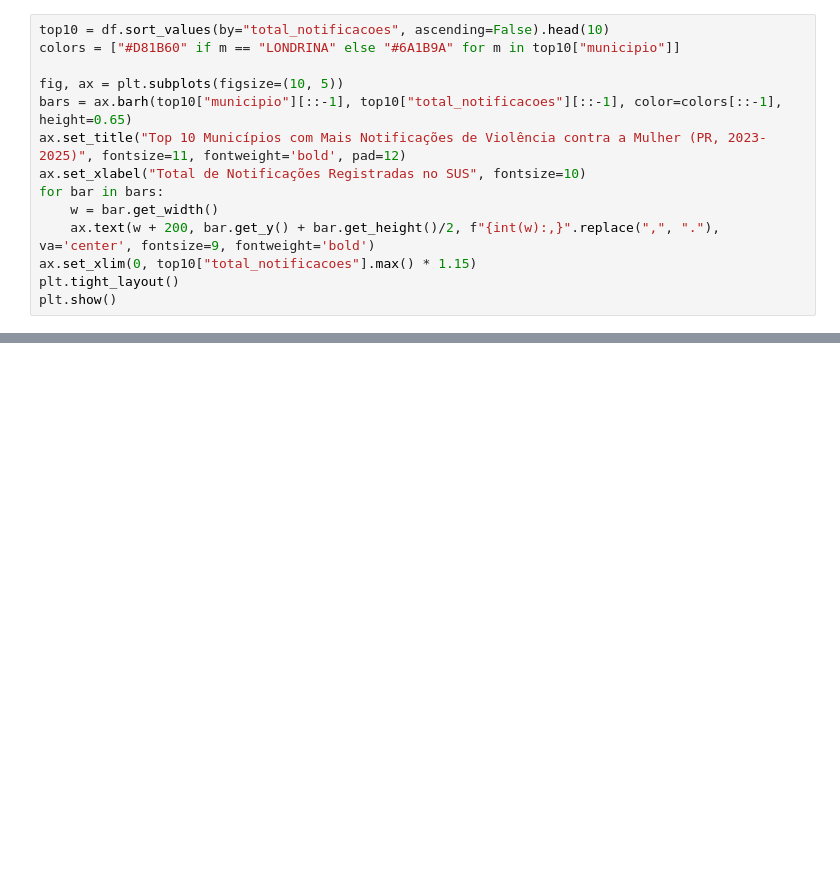
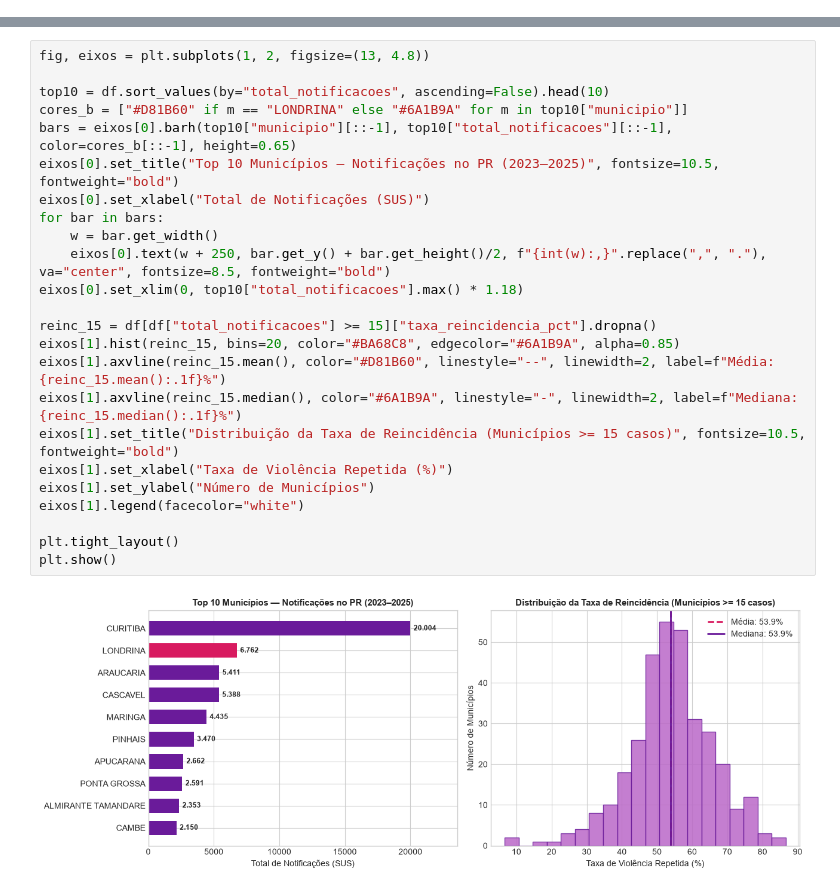
Before and after one commit to zichack/projeto_integrador-rede_lilas, a Jupyter notebook: data-science/notebook.ipynb, the cells around one changed output, grey strips where cells are left out. Saved outputs shown, nothing was run; the diff lists cells and outputs as text; blank space fills up the shorter version.

```diff
--- a/data-science/notebook.ipynb
+++ b/data-science/notebook.ipynb
@@ -238,14 +0,0 @@ Assimetria (Skew)                      12.18                               -0.46
-# %%
-top10 = df.sort_values(by="total_notificacoes", ascending=False).head(10)
-colors = ["#D81B60" if m == "LONDRINA" else "#6A1B9A" for m in top10["municipio"]]
-
-fig, ax = plt.subplots(figsize=(10, 5))
-bars = ax.barh(top10["municipio"][::-1], top10["total_notificacoes"][::-1], color=colors[::-1], height=0.65)
-ax.set_title("Top 10 Municípios com Mais Notificações de Violência contra a Mulher (PR, 2023-2025)", fontsize=11, fontweight='bold', pad=12)
-ax.set_xlabel("Total de Notificações Registradas no SUS", fontsize=10)
-for bar in bars:
-    w = bar.get_width()
-    ax.text(w + 200, bar.get_y() + bar.get_height()/2, f"{int(w):,}".replace(",", "."), va='center', fontsize=9, fontweight='bold')
-ax.set_xlim(0, top10["total_notificacoes"].max() * 1.15)
-plt.tight_layout()
-plt.show()
@@ -352,0 +207,26 @@ O módulo de Data Science da Entrega 2 cumpriu integralmente os 7 requisitos exi
+# %%
+fig, eixos = plt.subplots(1, 2, figsize=(13, 4.8))
+
+top10 = df.sort_values(by="total_notificacoes", ascending=False).head(10)
+cores_b = ["#D81B60" if m == "LONDRINA" else "#6A1B9A" for m in top10["municipio"]]
+bars = eixos[0].barh(top10["municipio"][::-1], top10["total_notificacoes"][::-1], color=cores_b[::-1], height=0.65)
+eixos[0].set_title("Top 10 Municípios — Notificações no PR (2023–2025)", fontsize=10.5, fontweight="bold")
+eixos[0].set_xlabel("Total de Notificações (SUS)")
+for bar in bars:
+    w = bar.get_width()
+    eixos[0].text(w + 250, bar.get_y() + bar.get_height()/2, f"{int(w):,}".replace(",", "."), va="center", fontsize=8.5, fontweight="bold")
+eixos[0].set_xlim(0, top10["total_notificacoes"].max() * 1.18)
+
+reinc_15 = df[df["total_notificacoes"] >= 15]["taxa_reincidencia_pct"].dropna()
+eixos[1].hist(reinc_15, bins=20, color="#BA68C8", edgecolor="#6A1B9A", alpha=0.85)
+eixos[1].axvline(reinc_15.mean(), color="#D81B60", linestyle="--", linewidth=2, label=f"Média: {reinc_15.mean():.1f}%")
+eixos[1].axvline(reinc_15.median(), color="#6A1B9A", linestyle="-", linewidth=2, label=f"Mediana: {reinc_15.median():.1f}%")
+eixos[1].set_title("Distribuição da Taxa de Reincidência (Municípios >= 15 casos)", fontsize=10.5, fontweight="bold")
+eixos[1].set_xlabel("Taxa de Violência Repetida (%)")
+eixos[1].set_ylabel("Número de Municípios")
+eixos[1].legend(facecolor="white")
+
+plt.tight_layout()
+plt.show()
+# %% [output]
+[figure, added]
```
Also changed, not shown: parts of 51 cells of this notebook, 6 other files.
